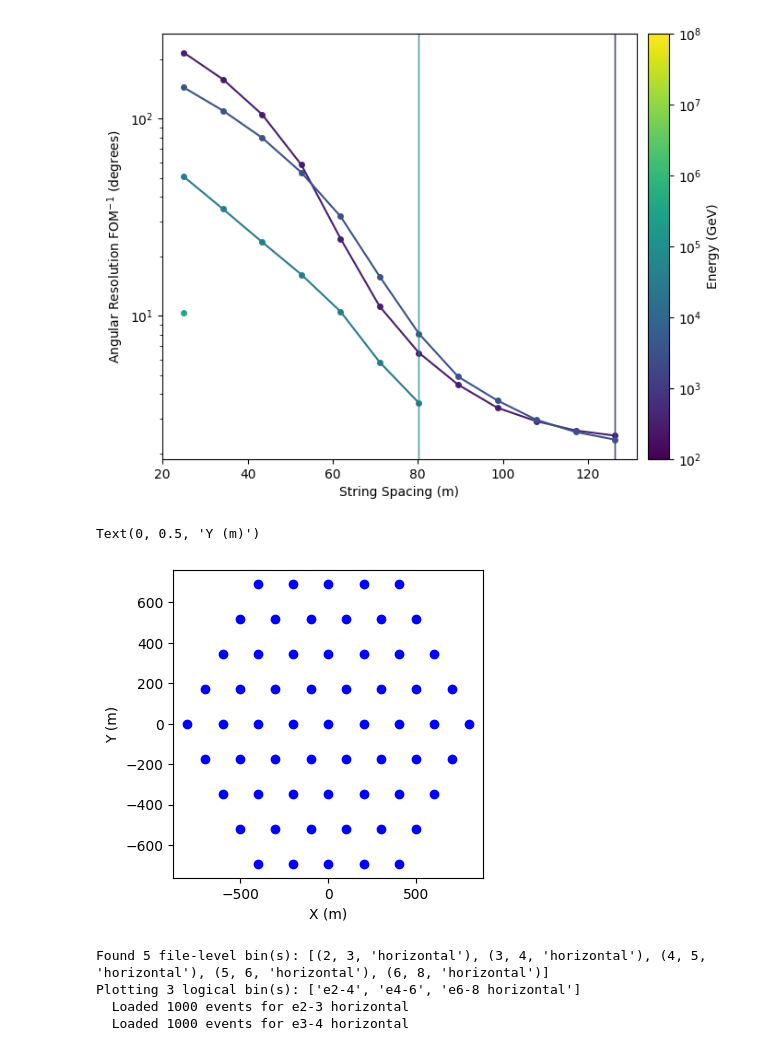
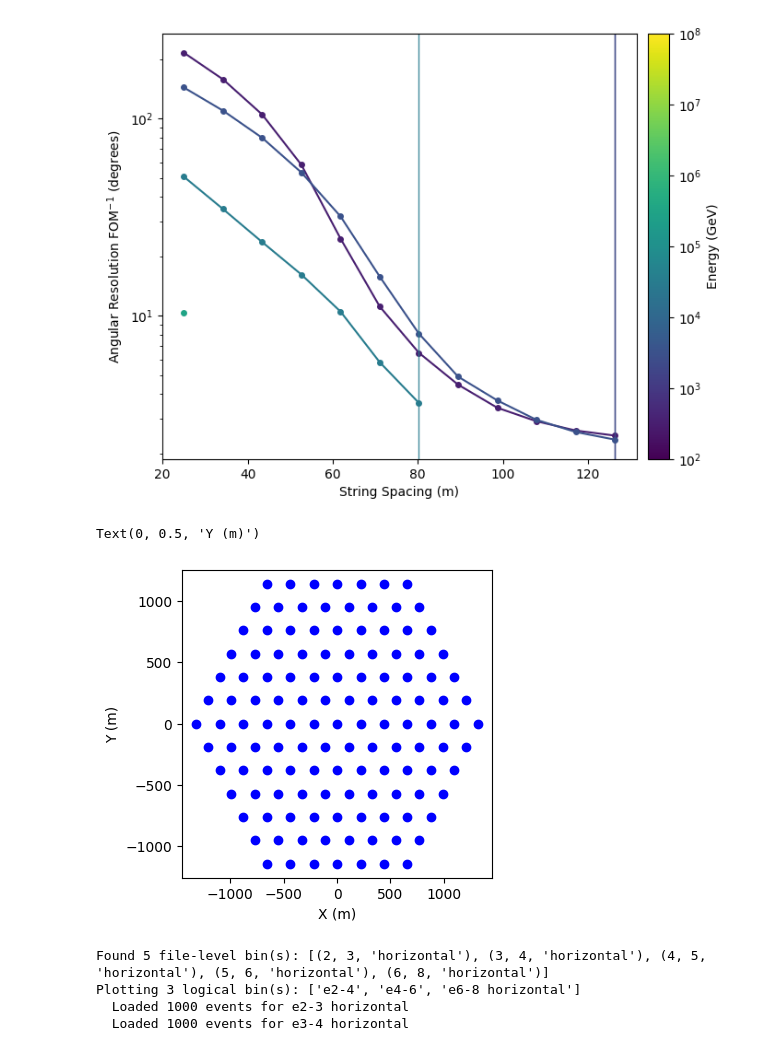
Before and after one commit to kristiantcho/nugget, a Jupyter notebook: nugget/examples/test_evaluation.ipynb, the cells around one changed output. Cells and saved outputs as stored; diff of their text form; code cells hidden in the pictures.

```diff
--- a/nugget/examples/test_evaluation.ipynb
+++ b/nugget/examples/test_evaluation.ipynb
@@ -340,9 +340,9 @@ Text(0, 0.5, 'Y Position (m)')
 from pathlib import Path
 from scipy.spatial import ConvexHull
 
-device='cuda:1'
+device='cuda:3'
 # Folder containing geom_*.pkl files
-geom_folder = Path("res_test/opt_geoms/opt_geoms_full_hex_50000_r600_50_u_1_no_rov_old")
+geom_folder = Path("res_test/opt_geoms/opt_geoms_full_hex_inf_r600_50_poisson_rov")
 num_angles = 360
 num_cols = 5
 zoom_range = 800
@@ -362,12 +362,14 @@ rov_loss = nugget.losses.geometry_penalties.ROVPenalty(
 )
 
 # Sort geometries by the numeric suffix in geom_<idx>.pkl
-# all_geom_paths = sorted(
-#     [p for p in geom_folder.glob("geom*.pkl")],
-#     key=lambda p: int(p.stem.split("_e")[1]),
-# )
+all_geom_paths = sorted(
+    [p for p in geom_folder.glob("geom_e*.pkl")],
+    key=lambda p: int(p.stem.split("_e")[1]),
+)
 
-all_geom_paths = [p for p in geom_folder.glob("geom_*.pkl")]
+# do not include geoms with _e in the name, only include geoms with geom_*.pkl
+# all_geom_paths = [p for p in geom_folder.glob("geom_*.pkl") if "_e" not in p.stem]
+
 
 
 
@@ -389,9 +391,20 @@ for ind, geom_path in enumerate(geom_paths):
     # geom_idx = int(geom_path.stem.split("_")[1])
     geom_idx = ind  # Use sequential indices for display instead of original geom numbers
     geom_dict = pickle.load(open(geom_path, "rb"))
-
+    # skip geometries with Nan string_weights (these are likely invalid geometries)
+    if "string_weights" not in geom_dict or torch.isnan(geom_dict["string_weights"]).any():
+        continue  # Skip geometries without string_weights
     rov_per_string = (
-        rov_loss(geom_dict, num_angles=num_angles, rov_alt_mode=True)["rov_penalty_per_string"]
+        rov_loss(geom_dict,
+                num_angles=num_angles,
+                rov_alt_mode=True,
+                **{
+                'detach_other_probs':True,
+                'rov_soft_inside':False,
+                'rov_angle_softmin_tau': -1,
+                'rov_angle_chunk_size': 360,
+                }
+                 )["rov_penalty_per_string"]
         * len(geom_dict["string_xy"])
     )
     all_rov_penalties.extend(rov_per_string.detach().cpu().numpy().ravel())
@@ -1055,15 +1068,26 @@ plt.show()
 # %% [output]
 [figure]
 # %%
+spacing = 220
+geometry = nugget.geometries.SpaceString.SpaceString(
+        hex_type='hexagonal',
+        domain_size=2500,
+        dim=3,
+        n_strings=127,
+        points_per_string=20,
+        starting_spacing=spacing,
+        starting_z_spacing=50,
+    )
+geom_dict = geometry.initialize_points()
 fig = plt.figure(figsize=(4, 4))
 plt.scatter(geom_dict['string_xy'][:, 0].cpu(), geom_dict['string_xy'][:, 1].cpu(), c='blue', label='All Strings')
 # plt.ylim(-850, 850)
 # plt.xlim(-850, 850)
 plt.xlabel('X (m)')
 plt.ylabel('Y (m)')
 # %% [output]
 Text(0, 0.5, 'Y (m)')
-[figure, old version]
+[figure, new version]
 # %%
 
 
```
Also changed, not shown: parts of 2 cells of this notebook, 4 other files.
